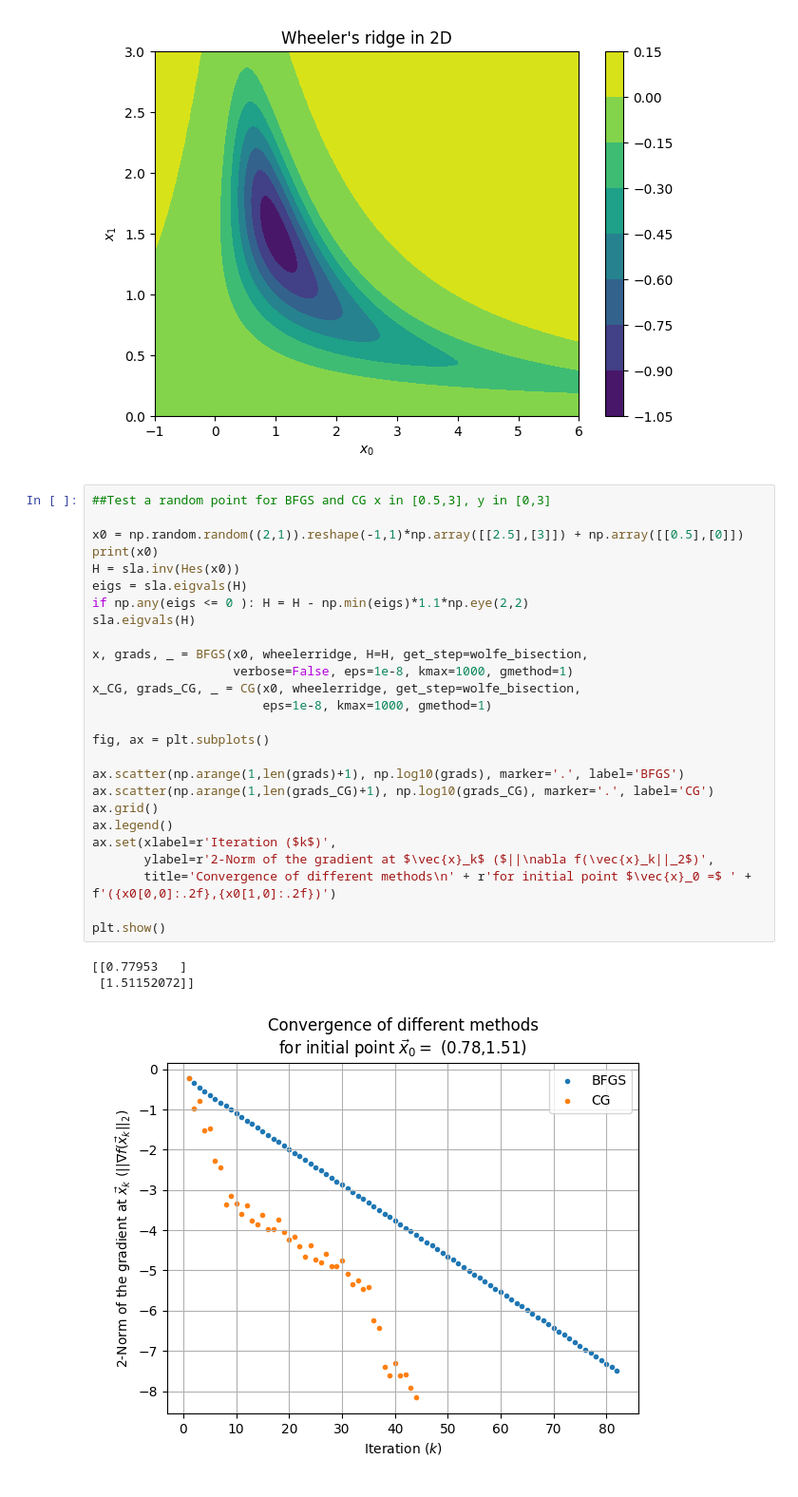
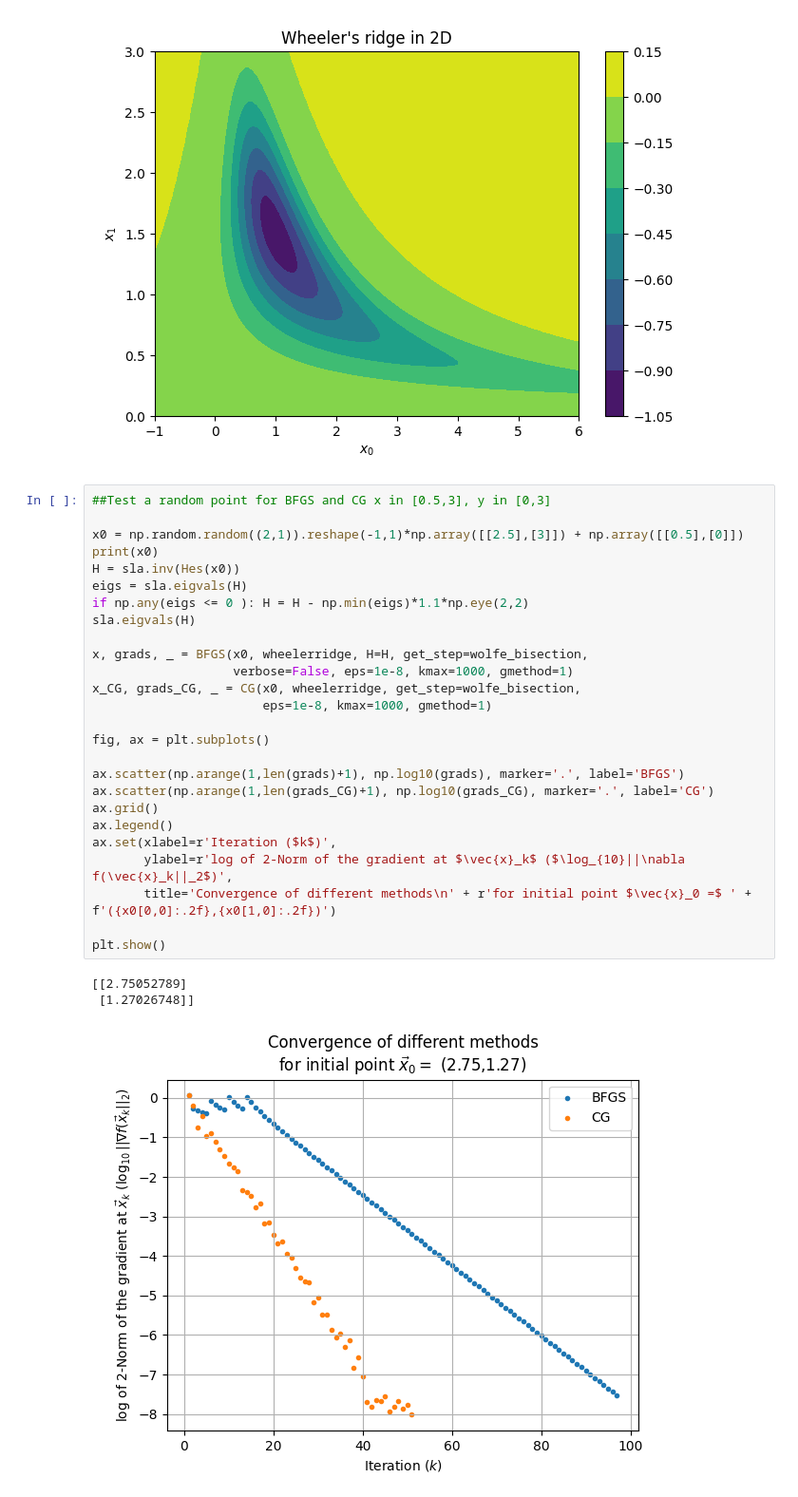
Before and after one commit to BGhertner/APMA923-Assig3, a Jupyter notebook: Code/testing_methods.ipynb, the cells around one changed output. Shown at 95% size. Cells and saved outputs as stored; diff of their text form.

Commit message:
Added more plotting and fixed labels (missing log)
Fixed missing obj_calls count in wolfe_bisection

```diff
--- a/Code/testing_methods.ipynb
+++ b/Code/testing_methods.ipynb
@@ -58,33 +62,33 @@ plt.show()
 # %%
 ##Test a random point for BFGS and CG x in [0.5,3], y in [0,3]
 
 x0 = np.random.random((2,1)).reshape(-1,1)*np.array([[2.5],[3]]) + np.array([[0.5],[0]])
 print(x0)
 H = sla.inv(Hes(x0))
 eigs = sla.eigvals(H)
 if np.any(eigs <= 0 ): H = H - np.min(eigs)*1.1*np.eye(2,2)
 sla.eigvals(H)
 
 x, grads, _ = BFGS(x0, wheelerridge, H=H, get_step=wolfe_bisection,
                    verbose=False, eps=1e-8, kmax=1000, gmethod=1)
 x_CG, grads_CG, _ = CG(x0, wheelerridge, get_step=wolfe_bisection,
                        eps=1e-8, kmax=1000, gmethod=1)
 
 fig, ax = plt.subplots()
 
 ax.scatter(np.arange(1,len(grads)+1), np.log10(grads), marker='.', label='BFGS')
 ax.scatter(np.arange(1,len(grads_CG)+1), np.log10(grads_CG), marker='.', label='CG')
 ax.grid()
 ax.legend()
 ax.set(xlabel=r'Iteration ($k$)',
-       ylabel=r'2-Norm of the gradient at $\vec{x}_k$ ($||\nabla f(\vec{x}_k||_2$)',
+       ylabel=r'log of 2-Norm of the gradient at $\vec{x}_k$ ($\log_{10}||\nabla f(\vec{x}_k||_2$)',
        title='Convergence of different methods\n' + r'for initial point $\vec{x}_0 =$ ' + f'({x0[0,0]:.2f},{x0[1,0]:.2f})')
 
 plt.show()
 # %% [output]
-[[0.77953   ]
- [1.51152072]]
+[[2.75052789]
+ [1.27026748]]
-[figure, old version]
+[figure, new version]
 # %%
 #Testing BFGS
 its = []
```
Also changed, not shown: parts of 4 cells of this notebook, 2 other files.
